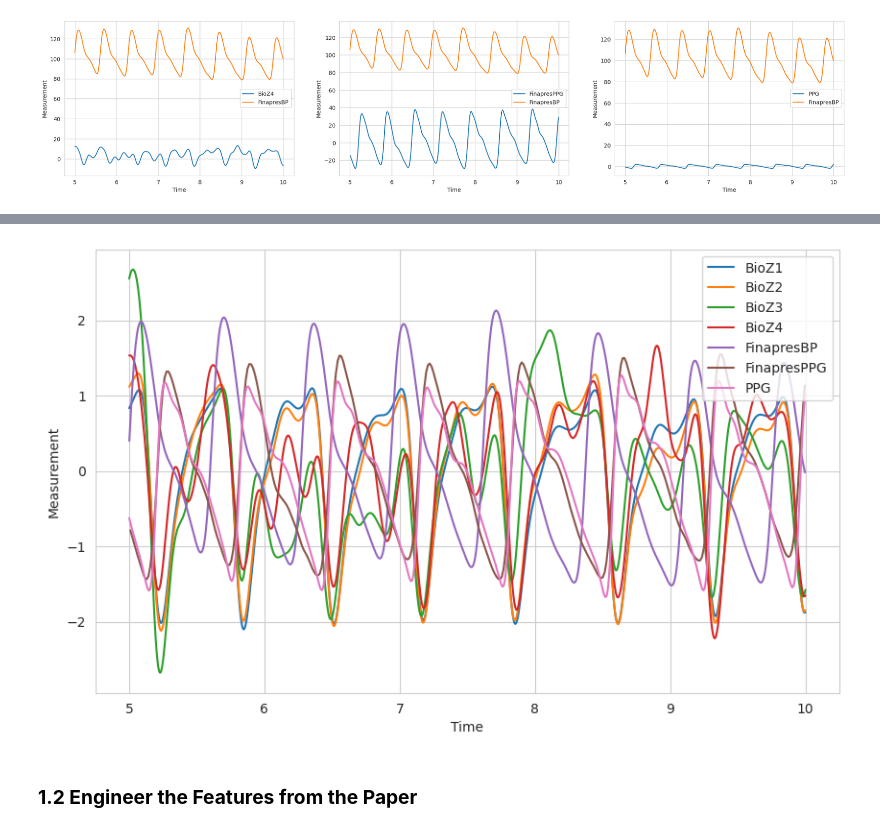
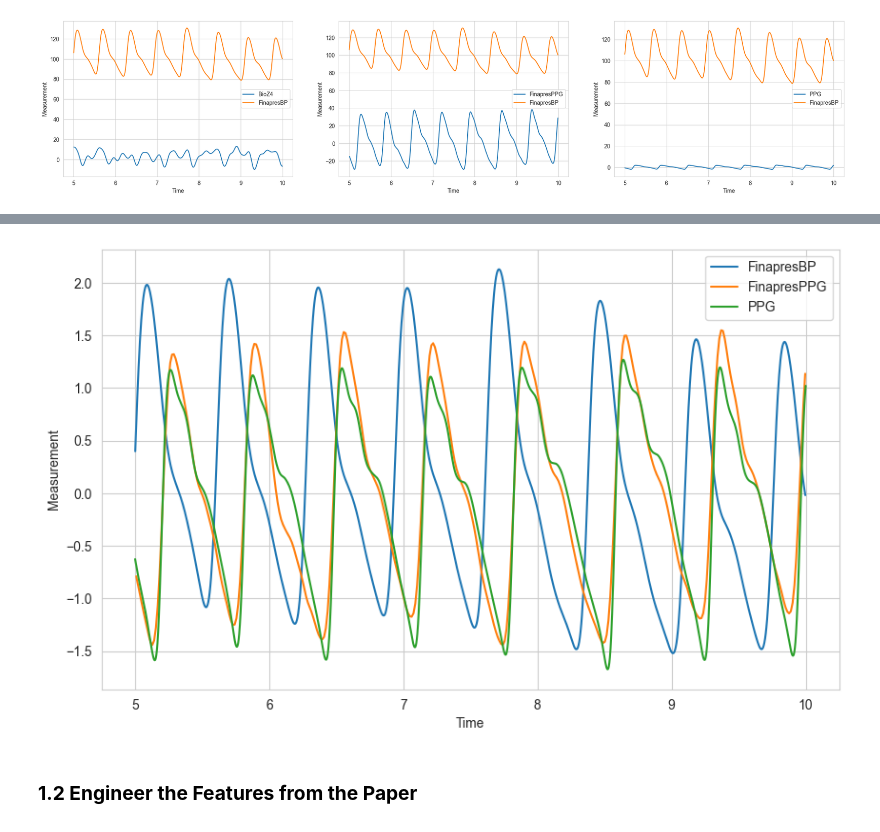
Before and after one commit to Spuced/https-gitlab.compuca4015_predicting_blood_pressure_based_on_bioimpedence, a Jupyter notebook: code/1st_Attempt_Blood_Pressure_Prediction.ipynb, the cells around one changed output, grey strips where cells are left out. Drawn from its saved outputs; the diff is of its cells as text; code cells hidden in the pictures.

```diff
--- a/code/1st_Attempt_Blood_Pressure_Prediction.ipynb
+++ b/code/1st_Attempt_Blood_Pressure_Prediction.ipynb
@@ -245,3 +245,23 @@ scaled_df = pd.DataFrame(scaled_X, columns=['BioZ1', 'BioZ2', 'BioZ3', 'BioZ4',
 
 # If you need to include the scaled data back into the original DataFrame, you can do it like this:
 df[['BioZ1', 'BioZ2', 'BioZ3', 'BioZ4', 'FinapresBP', 'FinapresPPG', 'PPG']] = scaled_X
+# %%
+# Define the columns to plot
+columns_to_plot = ['BioZ1', 'BioZ2', 'BioZ3', 'BioZ4', 'FinapresBP', 'FinapresPPG', 'PPG']
+columns_to_plot = ['BioZ3', 'FinapresBP', 'FinapresPPG', 'PPG']
+
+trial1_df = df[df['Trial'] == 1]
+
+# Filter the DataFrame by time
+plot_df = trial1_df[(trial1_df['time'] >= 5) & (trial1_df['time'] <= 10)]
+
+# Create the plot
+plt.figure(figsize=(10, 6))
+
+for column in columns_to_plot:
+    sns.lineplot(data=plot_df, x='time', y=column, label=column)
+
+plt.xlabel('Time')
+plt.ylabel('Measurement')
+plt.legend()
+plt.show()
@@ -248,24 +270,24 @@ df[['BioZ1', 'BioZ2', 'BioZ3', 'BioZ4', 'FinapresBP', 'FinapresPPG', 'PPG']] = s
 # %%
 # Define the columns to plot
-columns_to_plot = ['BioZ1', 'BioZ2', 'BioZ3', 'BioZ4', 'FinapresBP', 'FinapresPPG', 'PPG']
+columns_to_plot = ['FinapresBP', 'FinapresPPG', 'PPG']
 
 trial1_df = df[df['Trial'] == 1]
 
 # Filter the DataFrame by time
 plot_df = trial1_df[(trial1_df['time'] >= 5) & (trial1_df['time'] <= 10)]
 
 # Create the plot
 plt.figure(figsize=(10, 6))
 
 for column in columns_to_plot:
     sns.lineplot(data=plot_df, x='time', y=column, label=column)
 
 plt.xlabel('Time')
 plt.ylabel('Measurement')
 plt.legend()
 plt.show()
 # %% [output]
-[figure, old version]
+[figure, new version]
 # %% [markdown]
 ### **1.2 Engineer the Features from the Paper**
 # %% [markdown]
```
Also changed, not shown: parts of 10 cells of this notebook, 5 other files.
